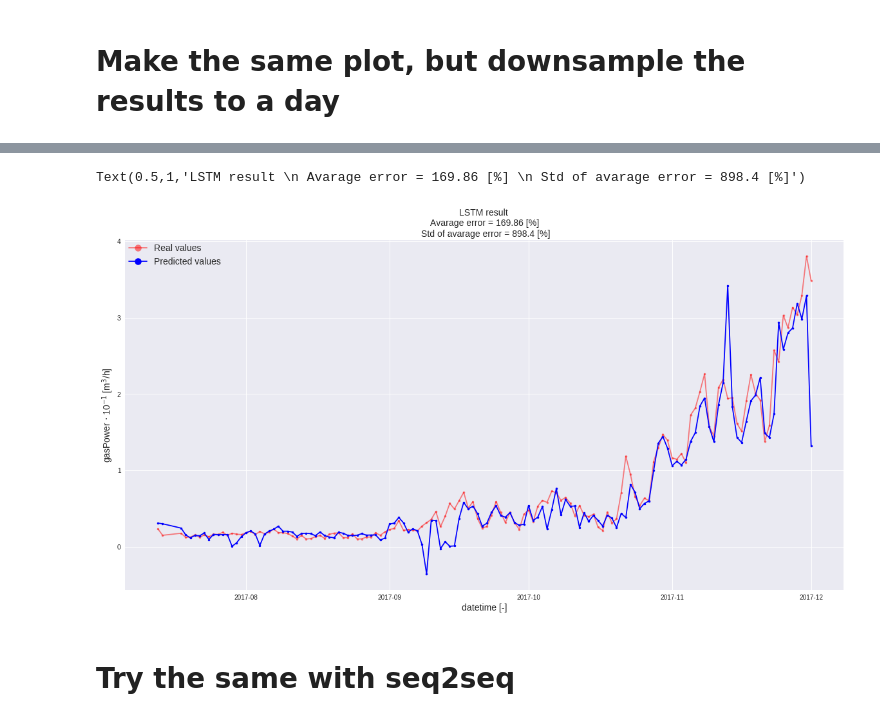
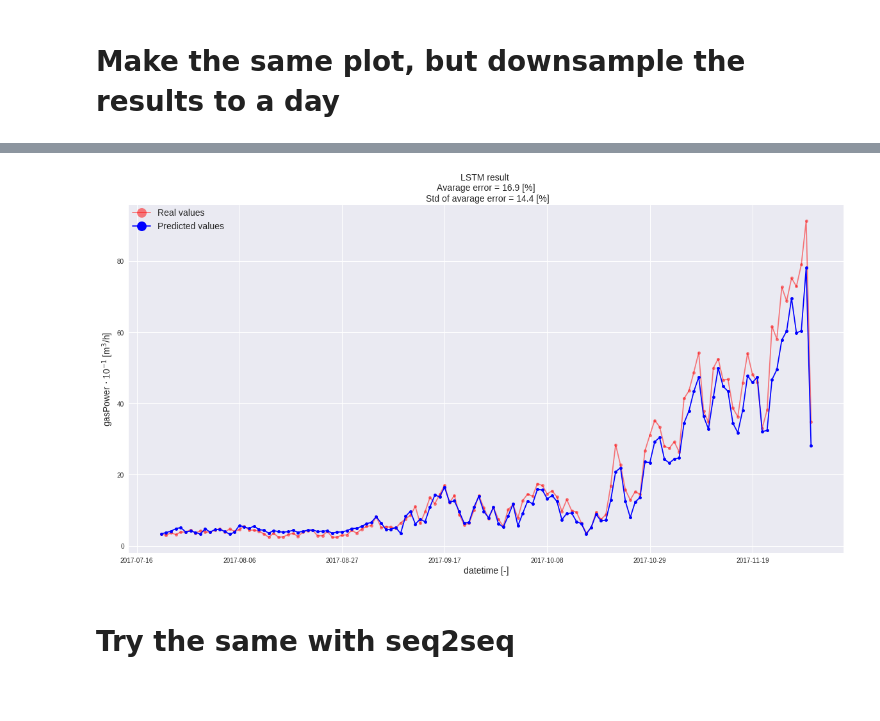
Before and after one commit to deKeijzer/KB-74-OPSCHALER, a Jupyter notebook: Personal_folders/Brian/Keras/LSTM.ipynb, the cells around one changed output, grey strips where cells are left out. Cells and saved outputs as stored; diff of their text form; code cells hidden in the pictures; blank space fills up the shorter version.

```diff
--- a/Personal_folders/Brian/Keras/LSTM.ipynb
+++ b/Personal_folders/Brian/Keras/LSTM.ipynb
@@ -127,7 +125,7 @@ data.head()
 # %% [markdown]
 # Preprocessing, data to lstm format
 # %%
-look_back = 5 # D -> 5
+look_back = 5*24 # D -> 5
 num_features = data.shape[1] - 1
 output_dim = 1
 test_size = 0.5
@@ -174,9 +166,0 @@ model.compile(optimizer='adam', loss = ['mse'], metrics=['mse', abs_percentage_e
-# %%
-early_stopping_monitor = EarlyStopping(patience=1000)
-
-
-
-model.fit(X_train, y_train, epochs=epochs, batch_size=int(len(X_train)/4), validation_data=(X_test, y_test),
-         verbose=2, callbacks=[PlotLossesKeras(), early_stopping_monitor])
-
-print(model.summary())
@@ -187,0 +167,24 @@ KeyboardInterrupt:
+# %%
+"""
+Look back , 5
+nodes, 35
+
+More only makes the model more complex and harder/slower to train
+"""
+
+epochs = 135 #135
+
+sgd = SGD(lr=0.05, momentum=0.9, decay=0, nesterov=True) # sgd in general yields better results, but needs a lot of tweeking and is slower
+
+# compile & fit
+model.compile(optimizer=sgd, loss = ['mse'], metrics=[abs_percentage_error])
+
+
+early_stopping_monitor = EarlyStopping(patience=5000)
+
+
+
+model.fit(X_train, y_train, epochs=epochs, batch_size=int(len(X_train)/1), validation_data=(X_test, y_test),
+         verbose=2, callbacks=[PlotLossesKeras(), early_stopping_monitor])
+
+print(model.summary())
@@ -238,7 +270,7 @@ result.columns = ['y_pred', 'y_true']
 result['datetime'] = datetime
 result = result.set_index(['datetime'])
 
-result = result.resample('D').mean() # Resample data
+result = result.resample('D').sum() # Resample data
 
 result = result.dropna()
 # %% [output]
@@ -265,18 +297,19 @@ perc diff mean: 169.86   std: 898.38
 # %%
 # Create plot
 plt.figure(figsize=(20,10))
-plt.plot(result.index, result['y_true'], '.-', color='r', label='Real values', alpha=0.5)
-plt.plot(result.index, result['y_pred'], '.-', color='b', label='Predicted values')
+plt.plot(result.index, result['y_true'], '.-', color='r', label='Real values', alpha=0.5, ms=10) # ms is markersize
+plt.plot(result.index, result['y_pred'], '.-', color='b', label='Predicted values', ms=10)
 
 plt.ylabel(r'gasPower $\cdot$ 10$^{-%s}$ [m$^3$/h]' % magnitude, fontsize=14)
 plt.xlabel('datetime [-]', fontsize=14) #TODO: set x values as actual dates
 
 plt.legend(loc='upper left', borderaxespad=0, frameon=False, fontsize=14, markerscale=3)
 
-plt.title('LSTM result \n Avarage error = %.2f [%%] \n Std of avarage error = %.1f [%%]' % (perc_diff_mean, perc_diff_std), fontsize = 14)
+plt.title('LSTM result \n Avarage error = %.1f [%%] \n Std of avarage error = %.1f [%%]' % (perc_diff_mean, perc_diff_std), fontsize = 14)
+
+plt.savefig('figures/LSTM result hourly resampled to daily by sum.png', dpi=300)
 # %% [output]
-Text(0.5,1,'LSTM result \n Avarage error = 169.86 [%] \n Std of avarage error = 898.4 [%]')
-[figure, old version]
+[figure, new version]
 # %% [markdown]
 # Try the same with seq2seq
 # %%
```
Also changed, not shown: parts of 14 cells of this notebook, 5 other files.
